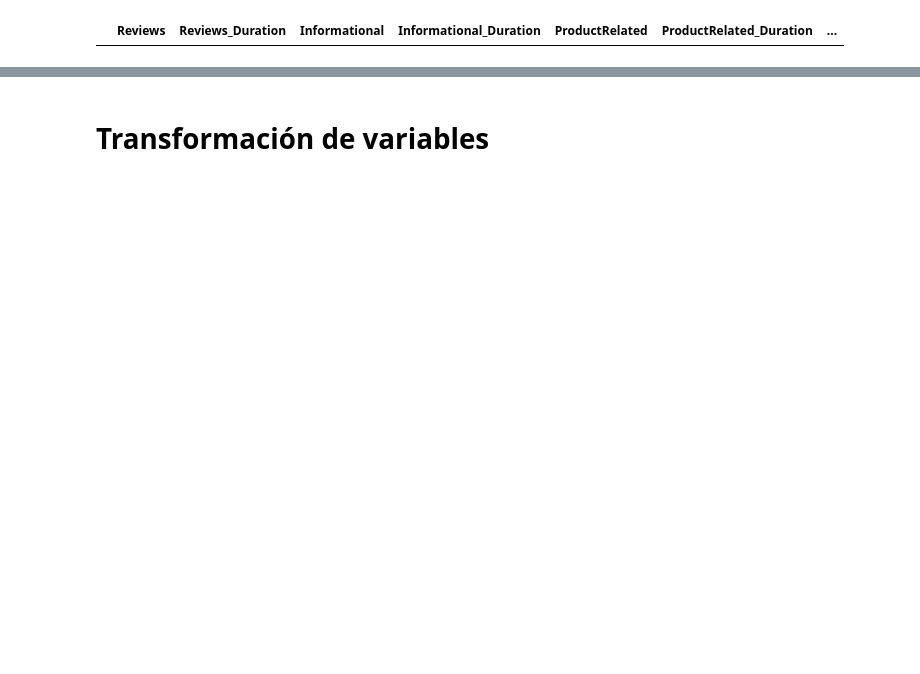
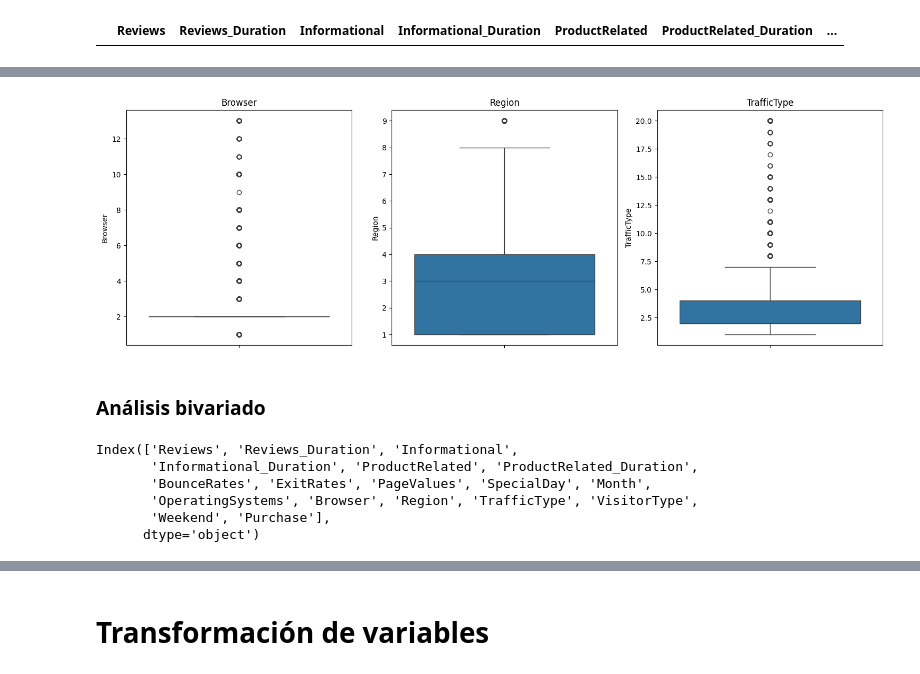
Before and after one commit to SantiRestrepoOlarte/Trabajo_analitica_2, a Jupyter notebook: ExpPre.ipynb, the cells around one changed output, grey strips where cells are left out. Drawn from its saved outputs; the diff is of its cells as text; code cells hidden in the pictures; blank space fills up the shorter version.

```diff
--- a/ExpPre.ipynb
+++ b/ExpPre.ipynb
@@ -523,0 +433,15 @@ plt.show()
+# %%
+graficar_boxplots_3(df,variables4)
+# %% [output]
+[figure, added]
+# %% [markdown]
+### **Análisis bivariado**
+# %%
+df.columns
+# %% [output]
+Index(['Reviews', 'Reviews_Duration', 'Informational',
+       'Informational_Duration', 'ProductRelated', 'ProductRelated_Duration',
+       'BounceRates', 'ExitRates', 'PageValues', 'SpecialDay', 'Month',
+       'OperatingSystems', 'Browser', 'Region', 'TrafficType', 'VisitorType',
+       'Weekend', 'Purchase'],
+      dtype='object')
```
Also changed, not shown: parts of 92 cells of this notebook.
